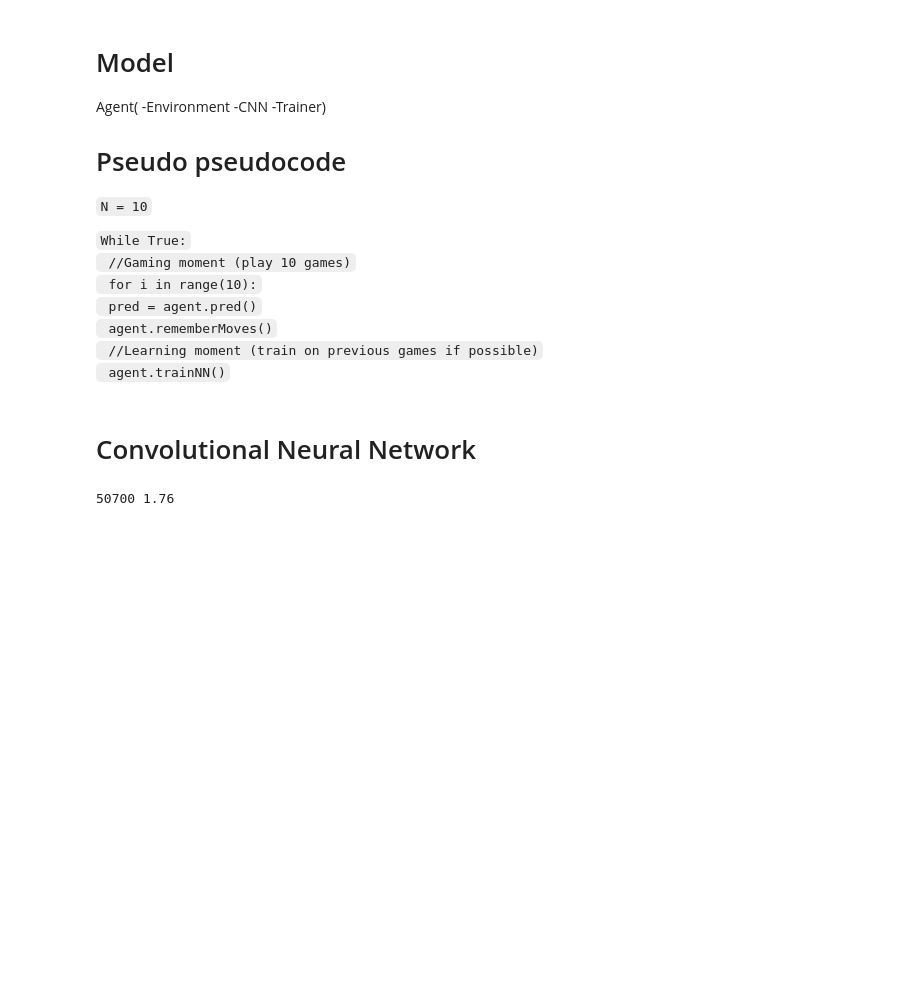
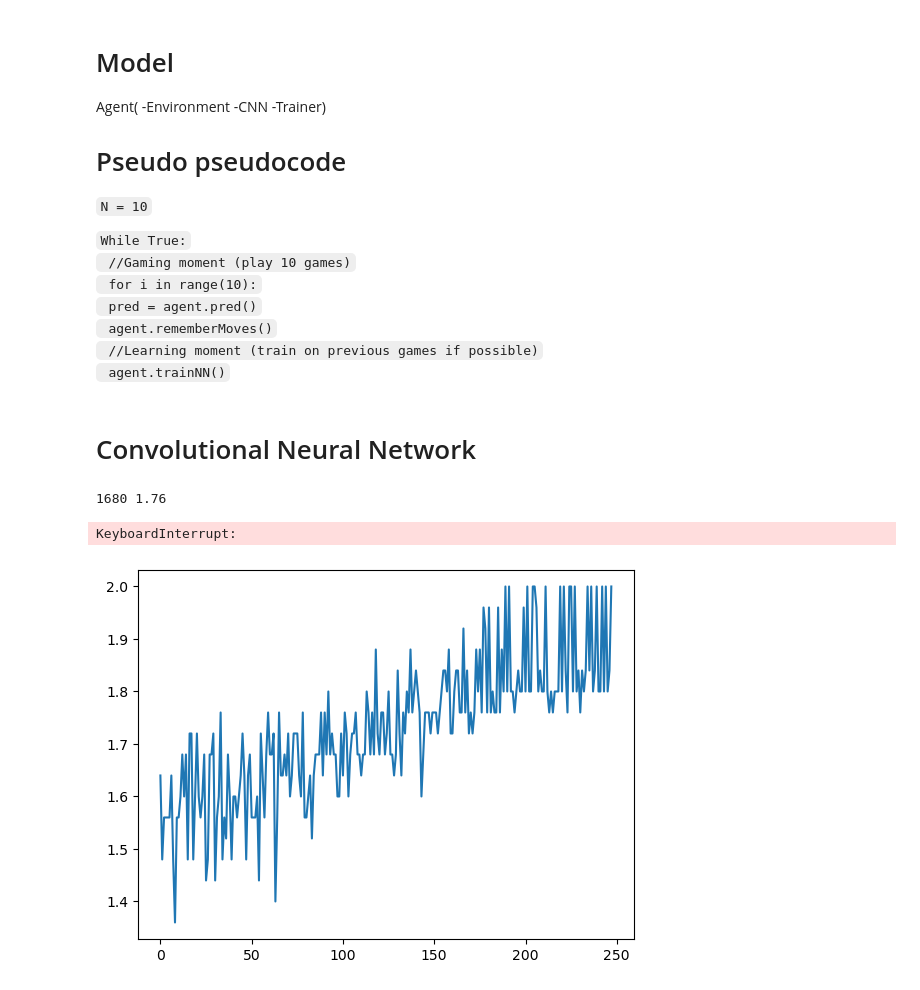
Before and after one commit to sefaozmenn/HumanMachineTeachersFiles, a Jupyter notebook: Jesse&Martti/CNN Reinforcement V2 Row Environment.ipynb, the cells around one changed output. Drawn from its saved outputs; the diff is of its cells as text; code cells hidden in the pictures; blank space fills up the shorter version.

```diff
--- a/Jesse&Martti/CNN Reinforcement V2 Row Environment.ipynb
+++ b/Jesse&Martti/CNN Reinforcement V2 Row Environment.ipynb
@@ -104,6 +131,6 @@ class Environment:
 # %%
 #UnitTests
-Steps = [[0,4,2],[1],[0,1,2,3,4,5,6,7,8,9,10,11,12,13,14,15,16]]
+Steps = [[0,2,2]]
 
 for o in Steps:
     e = Environment(size=(3,3,2))
@@ -113,5 +140,6 @@ for o in Steps:
         environment, reward, done = e.step(environment,i)
         #print("Position: ", np.unravel_index(i, environment.shape), "\nEnvironment: ", environment.flatten(), "\nReward", reward)
 
-    print("Test ",o," done",e.genObs(environment))
+    print("Test ",o," done\n",e.genObs(environment))
+    print(e.input_space)
 # %% [output]
@@ -157,12 +189,14 @@ class CNN(nn.Module):
         self.action_space = action_space
         self.l2Dims = l2Dims
         self.layer1 = nn.Sequential(
-            nn.Conv2d(1, 16, kernel_size = 3, stride = 1, padding = 1),
+            nn.Conv3d(1, 16, kernel_size = (3,1,3), stride = 1, padding = (1,0,1)),
+            #nn.Conv2d(1, 16, kernel_size = 3, stride = 1, padding = 1),
             nn.ReLU())
         self.layer2 = nn.Sequential(
             nn.Linear(16*np.prod(self.input_space), self.l2Dims),
             nn.ReLU())
-        self.fc = nn.Linear(self.l2Dims, self.action_space)
+        #self.fc = nn.Linear(self.l2Dims, self.action_space)
+        self.fc = nn.Linear(16*np.prod(self.input_space), self.action_space)
 
         self.loss = nn.MSELoss() # waarom hier een Lossfunctie definieren?
         # nn.CrossEntrophyLoss voor multiclassificatie problemen en een nn.BCELoss voor een enkelvoudig classificatieprobleem
@@ -176,8 +210,9 @@ class CNN(nn.Module):
     def forward(self, X):
         h = self.layer1(X)
         h = h.reshape(-1, 16*np.prod(self.input_space))
-        e = self.layer2(h)
-        y = self.fc(e)
+        #e = self.layer2(h)
+        #y = self.fc(e)
+        y = self.fc(h)
 
         return y
 # %%
@@ -287,8 +322,11 @@ class Agent():
 
         self.epsilon = self.epsilon - self.eps_dec if self.epsilon > self.eps_min else self.eps_min
 # %%
-a = Agent(0.3, 0.001, 64,size=(3,3,3))
+a = Agent(0.3, 0.001, 256, size=(3, 3, 3))
 #env = a.env.GenerateEnvironment()
+
+#Geen prioriteit: Randomly invullen en kijken wat ie doet :)
+#Wel prioriteit: Randomly invullen en voeg score van de move toe.
 
 
 RewardHistory = []
@@ -317,7 +355,7 @@ for o in range(100000):
     a.trainNN()
 
 
-    if o%100 == 0:
+    if o%10 == 0:
         clear_output(wait=True)
         print(o, np.mean(RewardHistory[-100:]))
         RewardHistoryHistory.append(np.mean(RewardHistory[-100:]))
@@ -325,4 +363,5 @@ for o in range(100000):
         #plt.plot(RewardHistoryHistory)
         #plt.show()
 # %% [output]
-50700 1.76
+1680 1.76
+KeyboardInterrupt:
@@ -328,0 +383,5 @@ for o in range(100000):
+# %%
+plt.plot(RewardHistoryHistory)
+plt.show()
+# %% [output]
+[figure, added]
```
Also changed, not shown: parts of 7 cells of this notebook, 6 other files.
